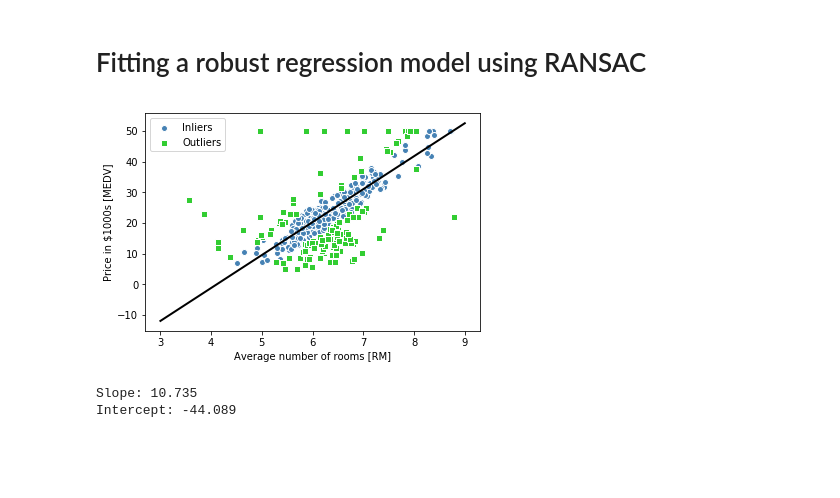
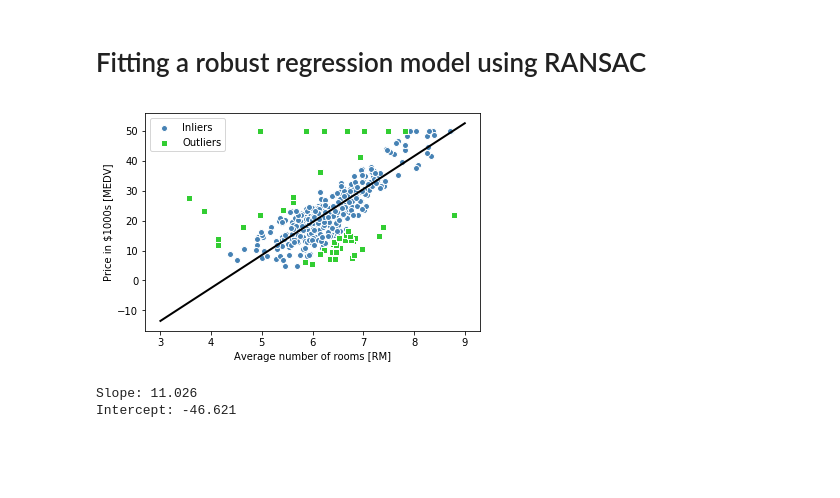
Before and after one commit to riccardolongoni/python-machine-learning-book-2nd-edition, a Jupyter notebook: code/ch10/ch10-2.ipynb, the cells around one changed output. Saved outputs shown, nothing was run; the diff lists cells and outputs as text; code cells hidden in the pictures.

```diff
--- a/code/ch10/ch10-2.ipynb
+++ b/code/ch10/ch10-2.ipynb
@@ -184,6 +186,9 @@ plt.show()
 from sklearn.linear_model import LinearRegression
 # %%
 slr = LinearRegression()
+#X = df.iloc[:, :-1].values
+X = df[['RM']].values
+y = df['MEDV'].values
 slr.fit(X, y)
 y_pred = slr.predict(X)
 print('Slope: %.3f' % slr.coef_[0])
@@ -212,7 +222,7 @@ ransac = RANSACRegressor(LinearRegression(),
                          max_trials=100,
                          min_samples=50,
                          loss='absolute_loss',
-                         residual_threshold=5.0,
+                         residual_threshold=10.0,
                          random_state=0)
 
 """
@@ -225,40 +235,40 @@ we only allowed samples to be included in the inlier set if their vertical
 distance to the fitted line is within 5 distance units, which works well
 on this particular dataset.
 """
 
 ransac.fit(X, y)
 
 """
 After we fit the RANSAC model, let's obtain the inliers and outliers from the
 fitted RANSAC-linear regression model and plot them together with the linear fit:
 """
 
 inlier_mask = ransac.inlier_mask_
 outlier_mask = np.logical_not(inlier_mask)
 
 line_X = np.arange(3, 10, 1)
 line_y_ransac = ransac.predict(line_X[:, np.newaxis])
 plt.scatter(X[inlier_mask], y[inlier_mask],
             c='steelblue', edgecolor='white',
             marker='o', label='Inliers')
 plt.scatter(X[outlier_mask], y[outlier_mask],
             c='limegreen', edgecolor='white',
             marker='s', label='Outliers')
 plt.plot(line_X, line_y_ransac, color='black', lw=2)
 plt.xlabel('Average number of rooms [RM]')
 plt.ylabel('Price in $1000s [MEDV]')
 plt.legend(loc='upper left')
 
 #plt.savefig('images/10_08.png', dpi=300)
 plt.show()
 # %% [output]
-[figure, old version]
+[figure, new version]
 # %%
 print('Slope: %.3f' % ransac.estimator_.coef_[0])
 print('Intercept: %.3f' % ransac.estimator_.intercept_)
 # %% [output]
-Slope: 10.735
-Intercept: -44.089
+Slope: 11.026
+Intercept: -46.621
 # %% [markdown]
 <br>
 <br>
```
Also changed, not shown: parts of 4 cells of this notebook, 1 other file.
